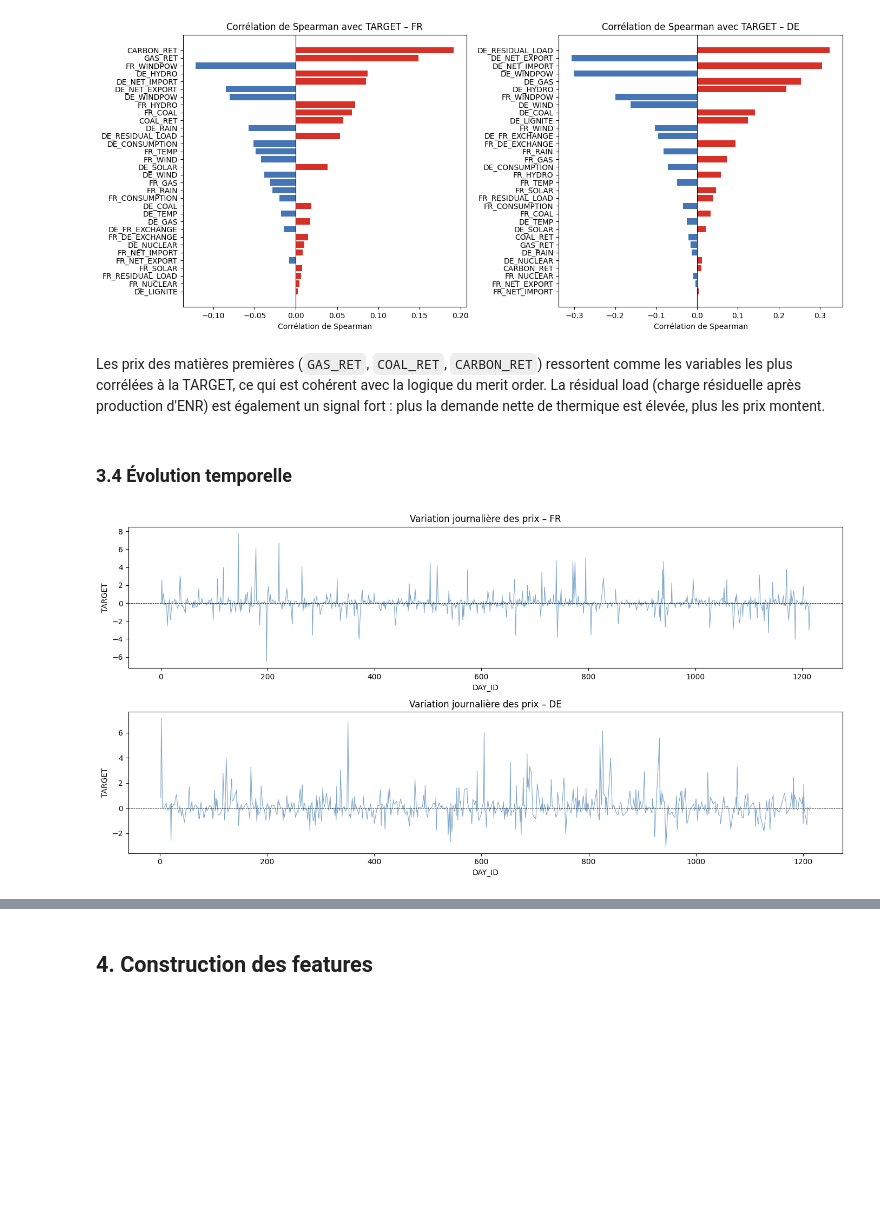
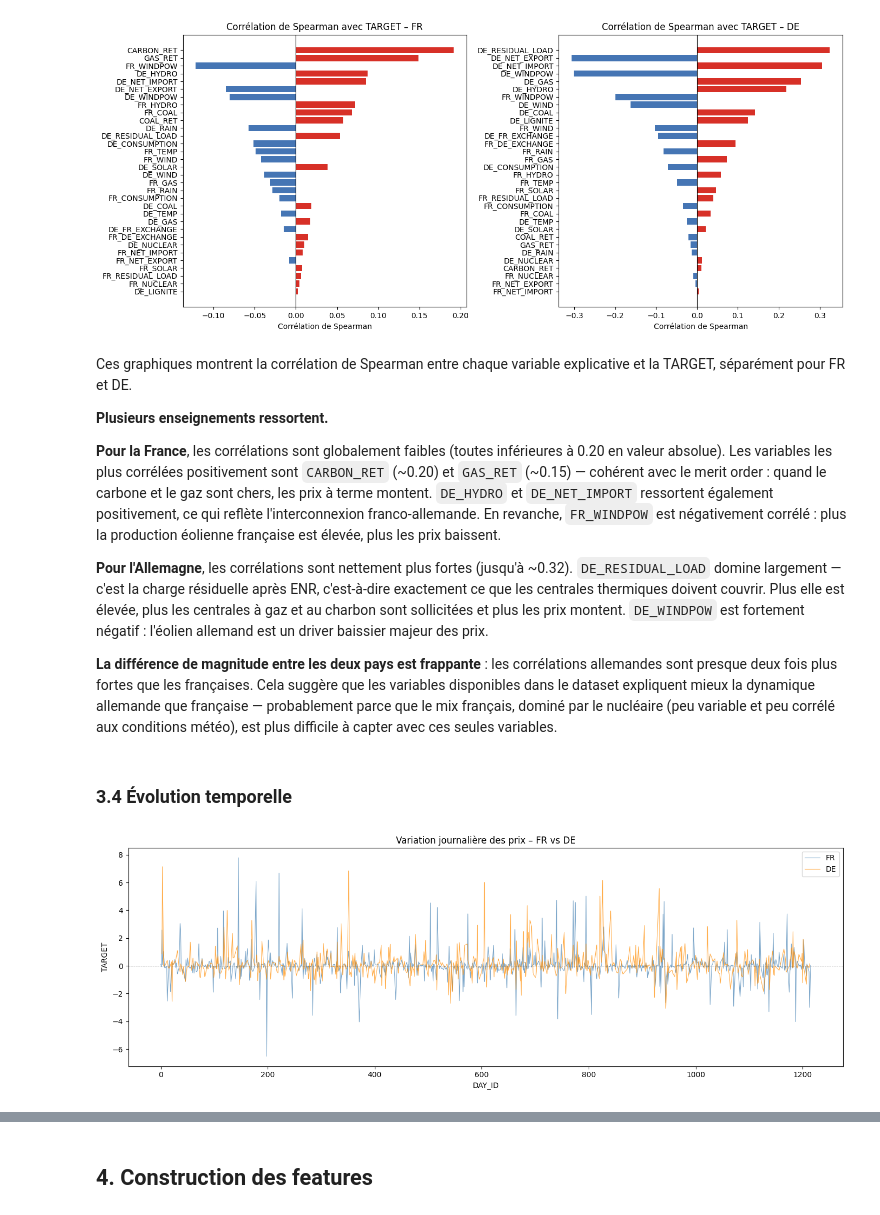
Before and after one commit to hugoser10/explaining-electricity-prices, a Jupyter notebook: main.ipynb, the cells around one changed output, grey strips where cells are left out. Saved outputs shown, nothing was run; the diff lists cells and outputs as text; code cells hidden in the pictures; blank space fills up the shorter version.

```diff
--- a/main.ipynb
+++ b/main.ipynb
@@ -149,16 +149,37 @@ Les valeurs manquantes concernent principalement des colonnes propres à un pays
 # %% [markdown]
 ### 3.2 Distribution de la variable cible
 # %%
+from scipy.stats import norm
+
 fig, axes = plt.subplots(1, 2, figsize=(12, 4))
+
+all_data = df[df['COUNTRY'].isin(['FR', 'DE'])]['TARGET']
+bins = np.linspace(all_data.min(), all_data.max(), 41)
+
+max_pct = 0
+for country in ['FR', 'DE']:
+    subset = df[df['COUNTRY'] == country]['TARGET']
+    weights = np.ones(len(subset)) / len(subset) * 100
+    counts, _ = np.histogram(subset, bins=bins, weights=weights)
+    max_pct = max(max_pct, counts.max())
+
+x_norm = np.linspace(all_data.min(), all_data.max(), 300)
+bin_width = (all_data.max() - all_data.min()) / 40
+y_norm = norm.pdf(x_norm, 0, 1) * bin_width * 100
 
 for ax, country in zip(axes, ['FR', 'DE']):
     subset = df[df['COUNTRY'] == country]['TARGET']
-    ax.hist(subset, bins=40, color='steelblue', edgecolor='white', alpha=0.8)
+    weights = np.ones(len(subset)) / len(subset) * 100
+    ax.hist(subset, bins=bins, weights=weights, color='steelblue', edgecolor='white', alpha=0.8)
+    ax.plot(x_norm, y_norm, color='red', linewidth=1.5, linestyle='-', label='N(0,1)')
     ax.axvline(subset.mean(), color='red', linestyle='--', label=f'Moyenne : {subset.mean():.3f}')
     ax.axvline(subset.median(), color='orange', linestyle='--', label=f'Médiane : {subset.median():.3f}')
     ax.set_title(f'Distribution TARGET – {country}')
     ax.set_xlabel('TARGET (variation de prix)')
-    ax.set_ylabel('Fréquence')
+    ax.set_ylabel('% des observations')
+    ax.set_xlim(all_data.min(), all_data.max())
+    ax.set_ylim(0, max_pct * 1.1)
+    ax.yaxis.set_major_formatter(plt.FuncFormatter(lambda x, _: f'{x:.1f}%'))
     ax.legend()
 
 plt.tight_layout()
@@ -202,22 +231,34 @@ plt.show()
 # %% [output]
 [figure]
 # %% [markdown]
-Les prix des matières premières (`GAS_RET`, `COAL_RET`, `CARBON_RET`) ressortent comme les variables les plus corrélées à la TARGET, ce qui est cohérent avec la logique du merit order. La résidual load (charge résiduelle après production d'ENR) est également un signal fort : plus la demande nette de thermique est élevée, plus les prix montent.
+Ces graphiques montrent la corrélation de Spearman entre chaque variable explicative et la TARGET, séparément pour FR et DE.
+
+**Plusieurs enseignements ressortent.**
+
+**Pour la France**, les corrélations sont globalement faibles (toutes inférieures à 0.20 en valeur absolue). Les variables les plus corrélées positivement sont `CARBON_RET` (~0.20) et `GAS_RET` (~0.15) — cohérent avec le merit order : quand le carbone et le gaz sont chers, les prix à terme montent. `DE_HYDRO` et `DE_NET_IMPORT` ressortent également positivement, ce qui reflète l'interconnexion franco-allemande. En revanche, `FR_WINDPOW` est négativement corrélé : plus la production éolienne française est élevée, plus les prix baissent.
+
+**Pour l'Allemagne**, les corrélations sont nettement plus fortes (jusqu'à ~0.32). `DE_RESIDUAL_LOAD` domine largement — c'est la charge résiduelle après ENR, c'est-à-dire exactement ce que les centrales thermiques doivent couvrir. Plus elle est élevée, plus les centrales à gaz et au charbon sont sollicitées et plus les prix montent. `DE_WINDPOW` est fortement négatif : l'éolien allemand est un driver baissier majeur des prix.
+
+**La différence de magnitude entre les deux pays est frappante** : les corrélations allemandes sont presque deux fois plus fortes que les françaises. Cela suggère que les variables disponibles dans le dataset expliquent mieux la dynamique allemande que française — probablement parce que le mix français, dominé par le nucléaire (peu variable et peu corrélé aux conditions météo), est plus difficile à capter avec ces seules variables.
 # %% [markdown]
 ### 3.4 Évolution temporelle
 # %%
-fig, axes = plt.subplots(2, 1, figsize=(14, 7), sharex=False)
+fig, ax = plt.subplots(figsize=(14, 5))
 
-for ax, country in zip(axes, ['FR', 'DE']):
+colors = {'FR': 'steelblue', 'DE': 'darkorange'}
+
+for country in ['FR', 'DE']:
     subset = df[df['COUNTRY'] == country].sort_values('DAY_ID')
-    ax.plot(subset['DAY_ID'], subset['TARGET'], linewidth=0.8, color='steelblue', alpha=0.7)
-    ax.axhline(0, color='black', linewidth=0.6, linestyle='--')
-    ax.set_title(f'Variation journalière des prix – {country}')
-    ax.set_ylabel('TARGET')
-    ax.set_xlabel('DAY_ID')
+    ax.plot(subset['DAY_ID'], subset['TARGET'], linewidth=0.8, color=colors[country], alpha=0.7, label=country)
+
+ax.axhline(0, color='black', linewidth=0.6, linestyle='--')
+ax.set_title('Variation journalière des prix – FR vs DE')
+ax.set_ylabel('TARGET')
+ax.set_xlabel('DAY_ID')
+ax.legend()
 
 plt.tight_layout()
 plt.show()
 # %% [output]
-[figure, old version]
+[figure, new version]
 # %% [markdown]
```
Also changed, not shown: parts of 40 cells of this notebook, 4 other files.
